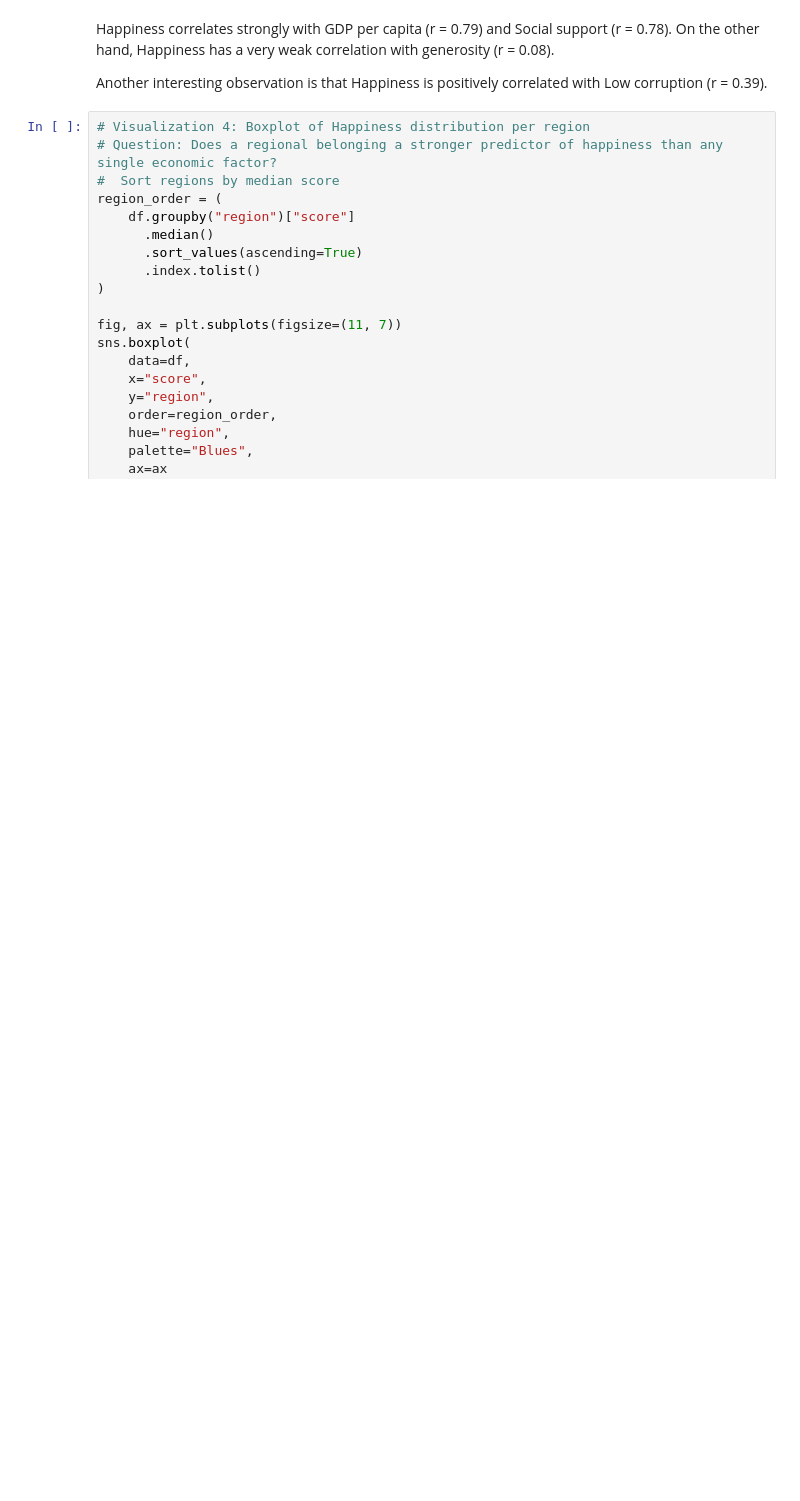
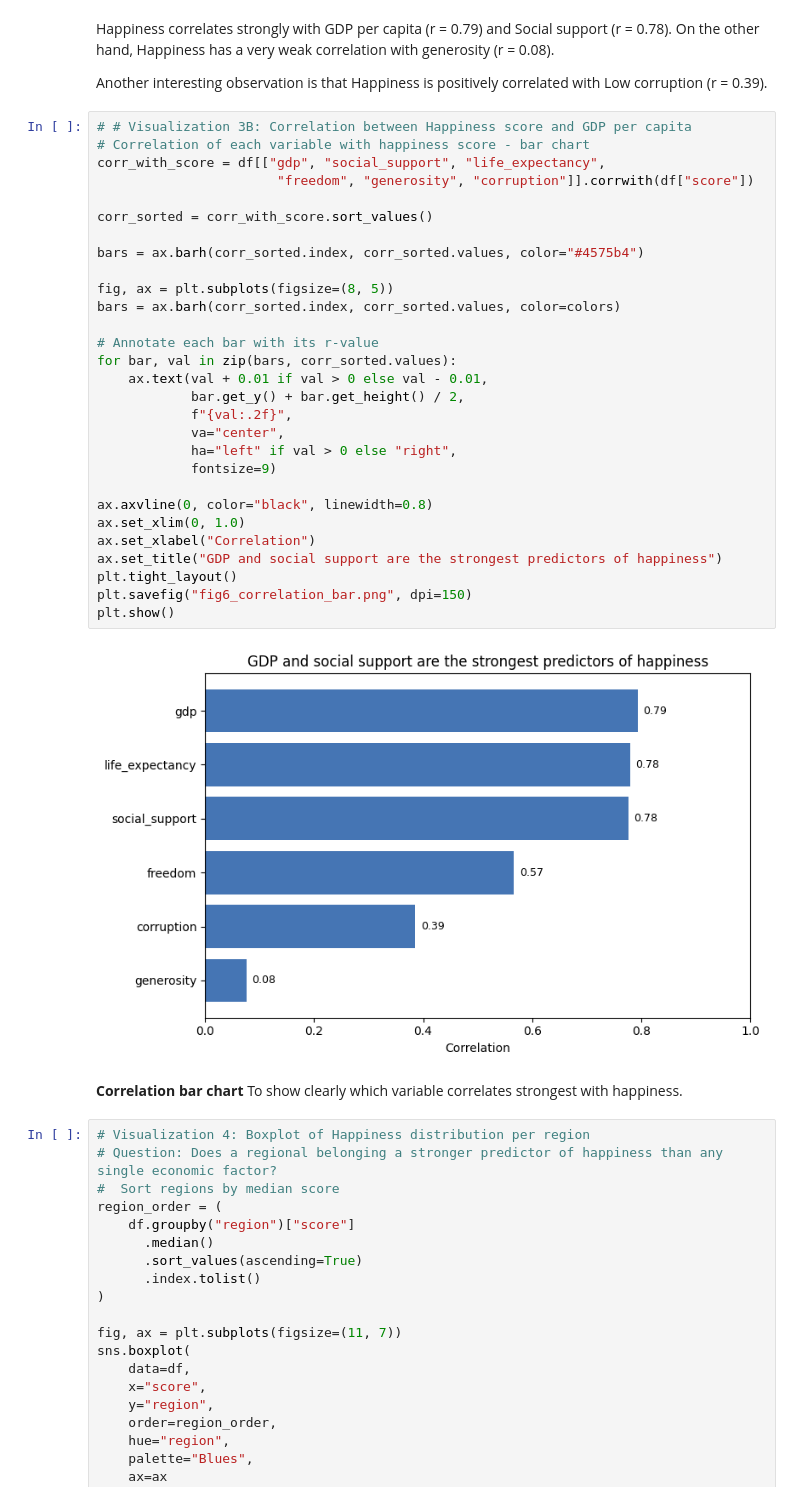
Before and after one commit to Danse21/KK1-WorldHappiness-analysis, a Jupyter notebook: notebook.ipynb, the cells around one changed output. Cells and saved outputs as stored; diff of their text form; blank space fills up the shorter version.

```diff
--- a/notebook.ipynb
+++ b/notebook.ipynb
@@ -424,6 +497,39 @@ plt.show()
 Happiness correlates strongly with GDP per capita (r = 0.79) and Social support (r = 0.78). On the other hand, Happiness has a very weak correlation with generosity (r = 0.08).
 
 Another interesting observation is that Happiness is positively correlated with Low corruption (r = 0.39).
+# %%
+# # Visualization 3B: Correlation between Happiness score and GDP per capita
+# Correlation of each variable with happiness score - bar chart
+corr_with_score = df[["gdp", "social_support", "life_expectancy",
+                       "freedom", "generosity", "corruption"]].corrwith(df["score"])
+
+corr_sorted = corr_with_score.sort_values()
+
+bars = ax.barh(corr_sorted.index, corr_sorted.values, color="#4575b4")
+
+fig, ax = plt.subplots(figsize=(8, 5))
+bars = ax.barh(corr_sorted.index, corr_sorted.values, color=colors)
+
+# Annotate each bar with its r-value
+for bar, val in zip(bars, corr_sorted.values):
+    ax.text(val + 0.01 if val > 0 else val - 0.01,
+            bar.get_y() + bar.get_height() / 2,
+            f"{val:.2f}",
+            va="center",
+            ha="left" if val > 0 else "right",
+            fontsize=9)
+
+ax.axvline(0, color="black", linewidth=0.8)
+ax.set_xlim(0, 1.0)
+ax.set_xlabel("Correlation")
+ax.set_title("GDP and social support are the strongest predictors of happiness")
+plt.tight_layout()
+plt.savefig("fig6_correlation_bar.png", dpi=150)
+plt.show()
+# %% [output]
+[figure, added]
+# %% [markdown]
+**Correlation bar chart** To show clearly which variable correlates strongest with happiness.
 # %%
 # Visualization 4: Boxplot of Happiness distribution per region
 # Question: Does a regional belonging a stronger predictor of happiness than any single economic factor?
```
Also changed, not shown: parts of 21 cells of this notebook, 4 other files.
